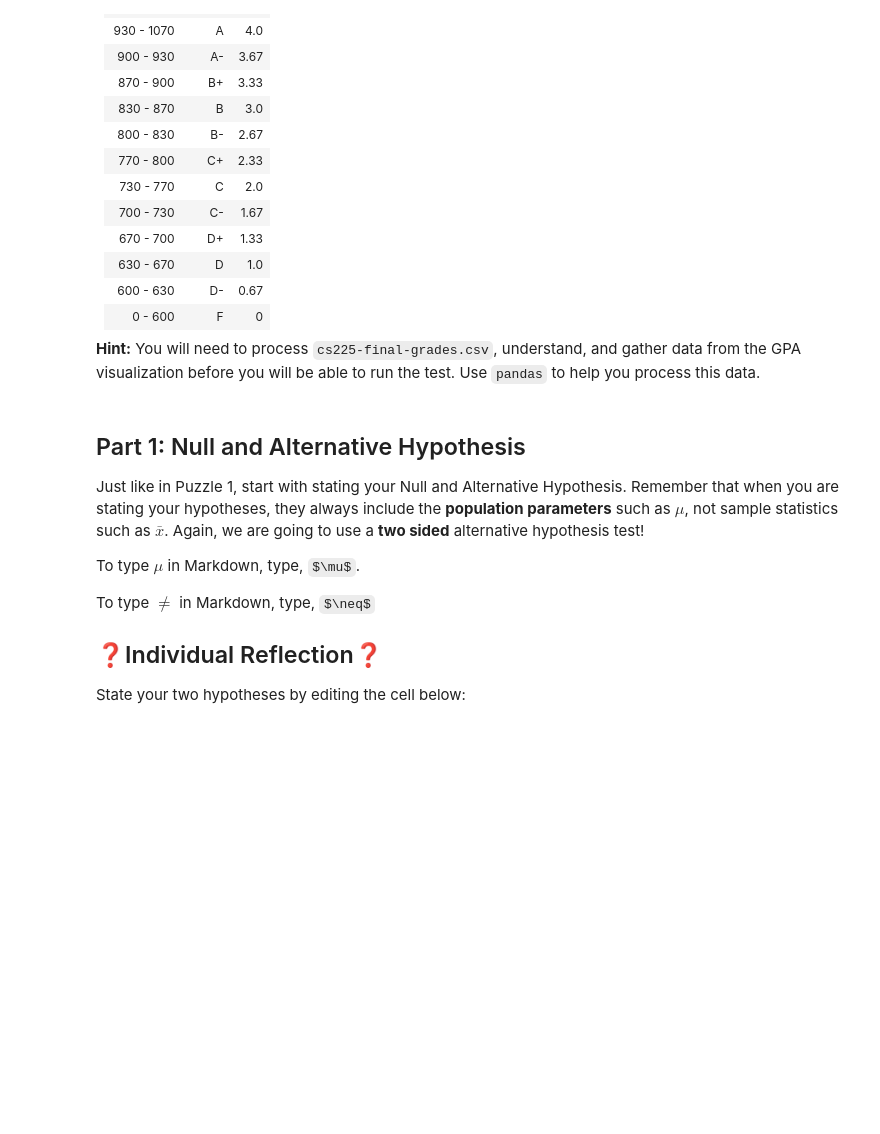
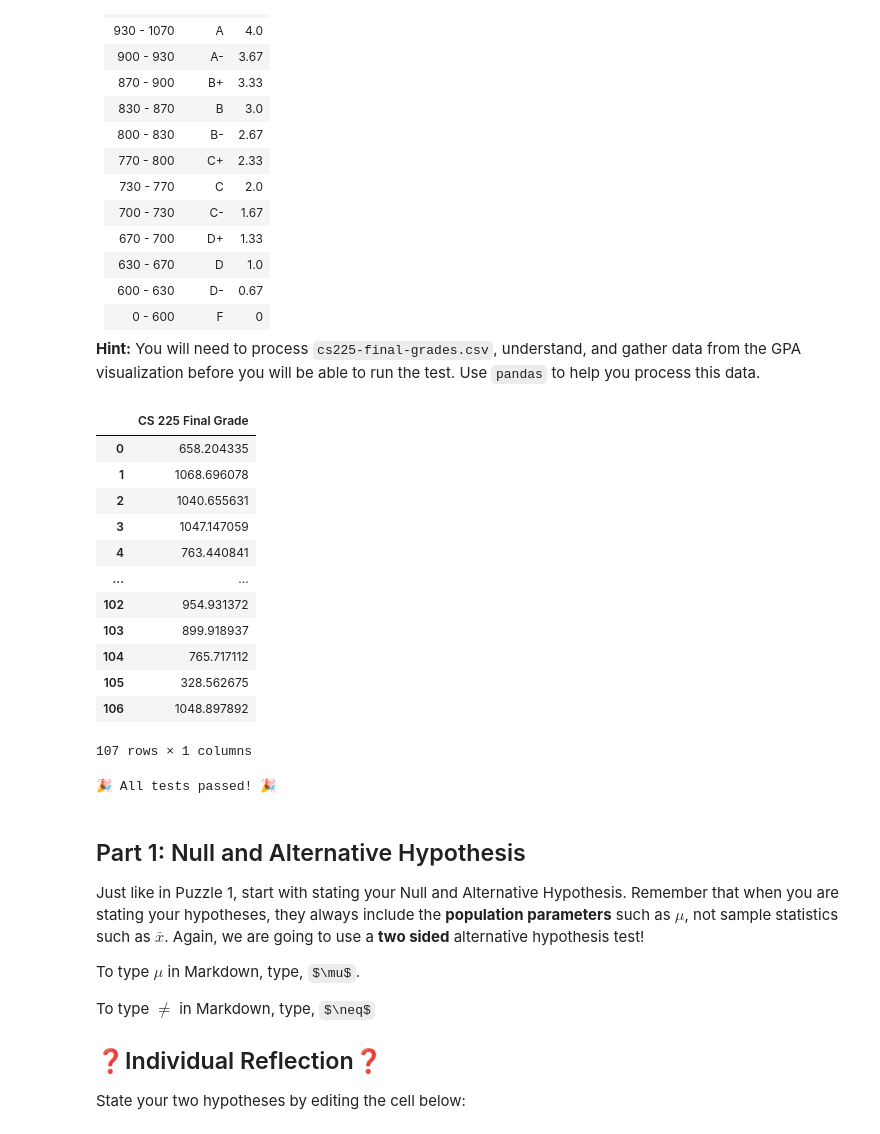
Before and after one commit to rgu6/Rachael-Gu, a Jupyter notebook: lab_hypothesis_tests/lab_hypothesis_tests.ipynb, the cells around one changed output. Saved outputs shown, nothing was run; the diff lists cells and outputs as text; code cells hidden in the pictures; blank space fills up the shorter version.

```diff
--- a/lab_hypothesis_tests/lab_hypothesis_tests.ipynb
+++ b/lab_hypothesis_tests/lab_hypothesis_tests.ipynb
@@ -300,8 +329,22 @@ You find that the translation between points and grades is as follows:
 **Hint:** You will need to process `cs225-final-grades.csv`, understand, and gather data from the GPA visualization before you will be able to run the test. Use `pandas` to help you process this data.
 # %%
 #Import the Data Set
-cs225 = ...
+cs225 = pd.read_csv("cs225-final-grades.csv")
 cs225
+# %% [output]
+|  | CS 225 Final Grade |
+| 0 | 658.204335 |
+| 1 | 1068.696078 |
+| 2 | 1040.655631 |
+| 3 | 1047.147059 |
+| 4 | 763.440841 |
+| ... | ... |
+| 102 | 954.931372 |
+| 103 | 899.918937 |
+| 104 | 765.717112 |
+| 105 | 328.562675 |
+| 106 | 1048.897892 |
+107 rows × 1 columns
 # %%
 #TEST CASE
 ## == TEST CASES for Puzzle 2 Data ==
@@ -316,6 +359,8 @@ assert(len(cs225) == 107), "The dataframe does not appear to have correct datase
 tada = "\N{PARTY POPPER}"
 print(f"{tada} All tests passed! {tada}")
 print()
+# %% [output]
+🎉 All tests passed! 🎉
 # %% [markdown]
 ## Part 1: Null and Alternative Hypothesis
 
```
Also changed, not shown: parts of 43 cells of this notebook.
